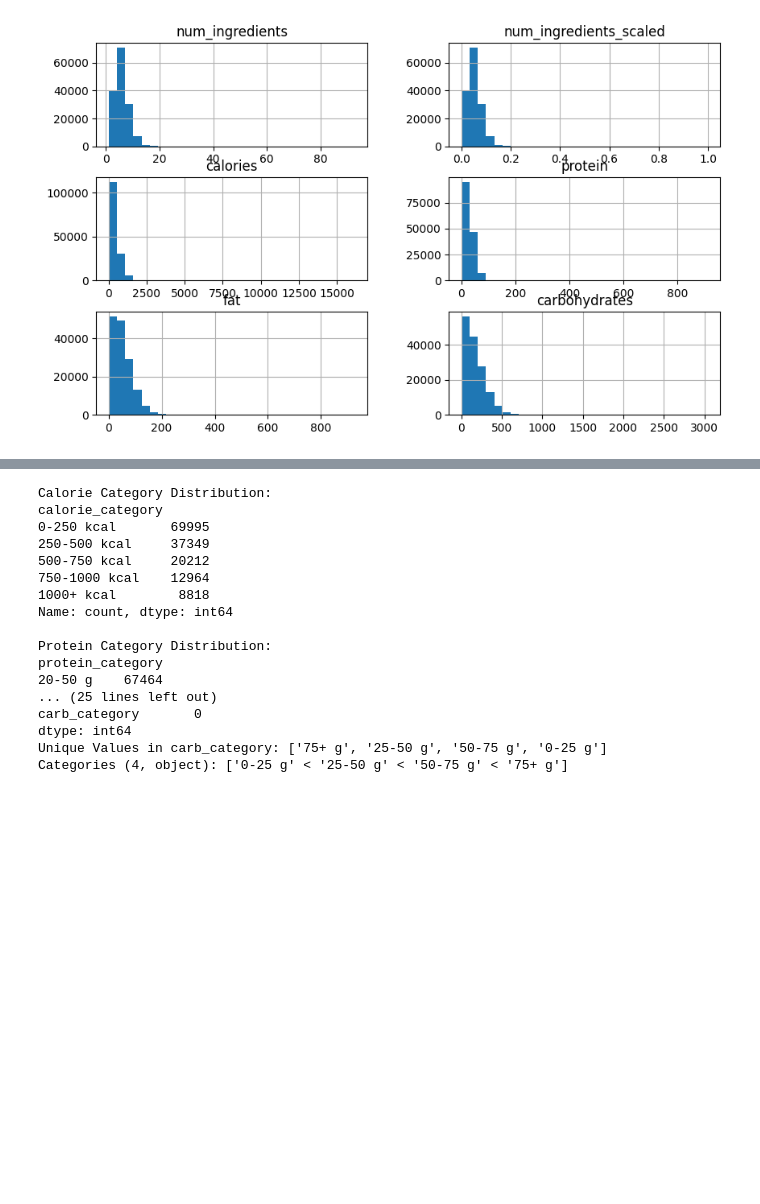
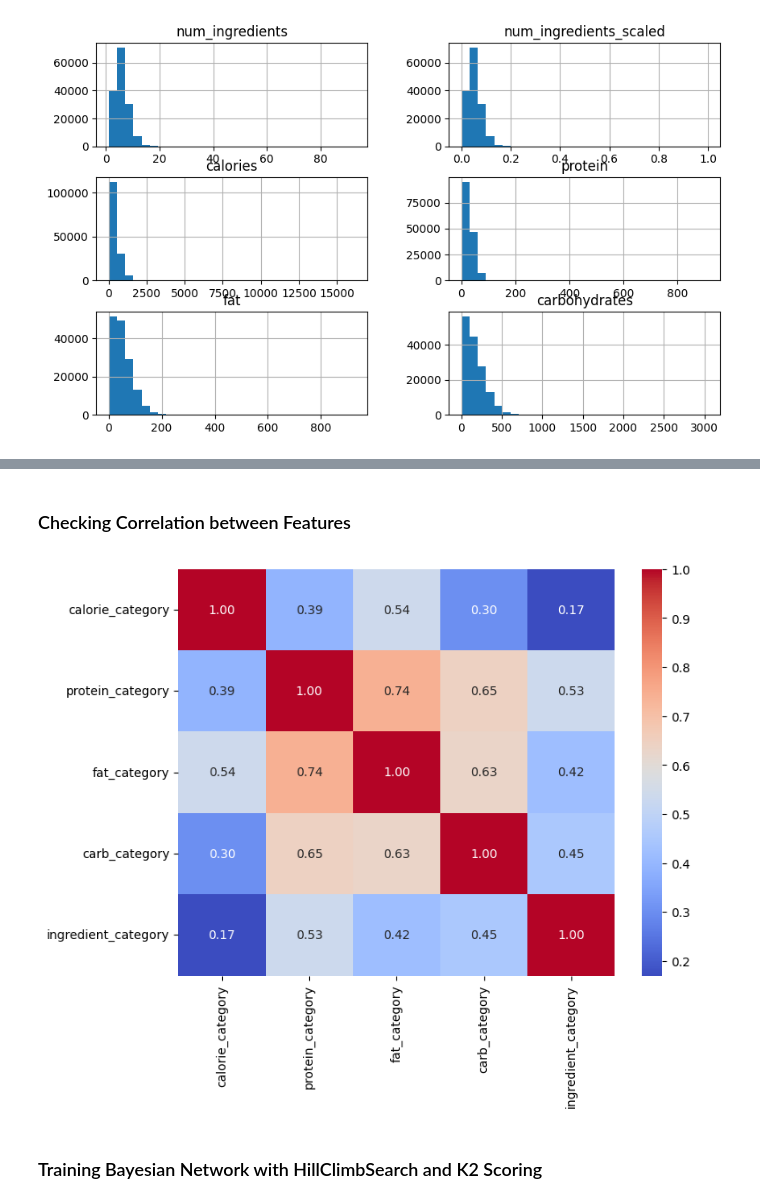
Before and after one commit to JosephW23/SmartMealPlanner, a Jupyter notebook: Main.ipynb, the cells around one changed output, grey strips where cells are left out. Cells and saved outputs as stored; diff of their text form; code cells hidden in the pictures; blank space fills up the shorter version.

```diff
--- a/Main.ipynb
+++ b/Main.ipynb
@@ -328,14 +360,9 @@ for category, column, edges, unit in zip(categories, columns, edge_list, units):
 
     bn_data[category] = pd.cut(bn_data[column], bins = edges, labels = curr_labels)
 # %%
-print("\nEnsuring all bins have been categorized properly")
-for category in categories:
-    print(f"\n{category}")
-    print(bn_data[category].cat.categories)
+print("\nShowing how data is categorized now:")
+print(bn_data[['title', 'calorie_category', 'protein_category', 'fat_category', 'carb_category', 'ingredient_category']].head())
 
-print("\nShowing how data is categorized now:")
-print(bn_data[['title', 'calorie_category', 'protein_category', 'fat_category', 'carb_category']].head())
-
-print("\nbn_data shape")
+print("\nChecking shape of bn_data")
 print(bn_data.shape)
 # %% [output]
@@ -393,38 +443,18 @@ Name: count, dtype: int64
-# %%
-print("Calorie Category Distribution:")
-print(bn_data["calorie_category"].value_counts())
-
-print("\nProtein Category Distribution:")
-print(bn_data["protein_category"].value_counts())
-
-print("\nFat Category Distribution:")
-print(bn_data["fat_category"].value_counts())
-
-print("\nCarb Category Distribution:")
-print(bn_data["carb_category"].value_counts())
-
-print("Missing Values in Categorical Data:")
-print(bn_data.isnull().sum())
-
-print("Unique Values in carb_category:", bn_data["carb_category"].unique())
-# %% [output]
-Calorie Category Distribution:
-calorie_category
-0-250 kcal       69995
-250-500 kcal     37349
-500-750 kcal     20212
-750-1000 kcal    12964
-1000+ kcal        8818
-Name: count, dtype: int64
-
-Protein Category Distribution:
-protein_category
-20-50 g    67464
-... (25 lines left out)
-carb_category       0
-dtype: int64
-Unique Values in carb_category: ['75+ g', '25-50 g', '50-75 g', '0-25 g']
-Categories (4, object): ['0-25 g' < '25-50 g' < '50-75 g' < '75+ g']
+# %% [markdown]
+### Checking Correlation between Features
+# %%
+# Convert categorical labels to numeric values for correlation check
+bn_data_numeric = bn_data.copy()
+for category in ["calorie_category", "protein_category", "fat_category", "carb_category", "ingredient_category"]:
+    bn_data_numeric[category] = bn_data_numeric[category].astype("category").cat.codes
+
+plt.figure(figsize=(8,6))
+sns.heatmap(bn_data_numeric.corr(), annot=True, cmap="coolwarm", fmt=".2f")
+plt.show()
+# %% [output]
+[figure, added]
+# %% [markdown]
+### Training Bayesian Network with HillClimbSearch and K2 Scoring
 # %%
 # Must explain in Readme file why it was necessary
 hc = HillClimbSearch(bn_data)
```
Also changed, not shown: parts of 27 cells of this notebook.
